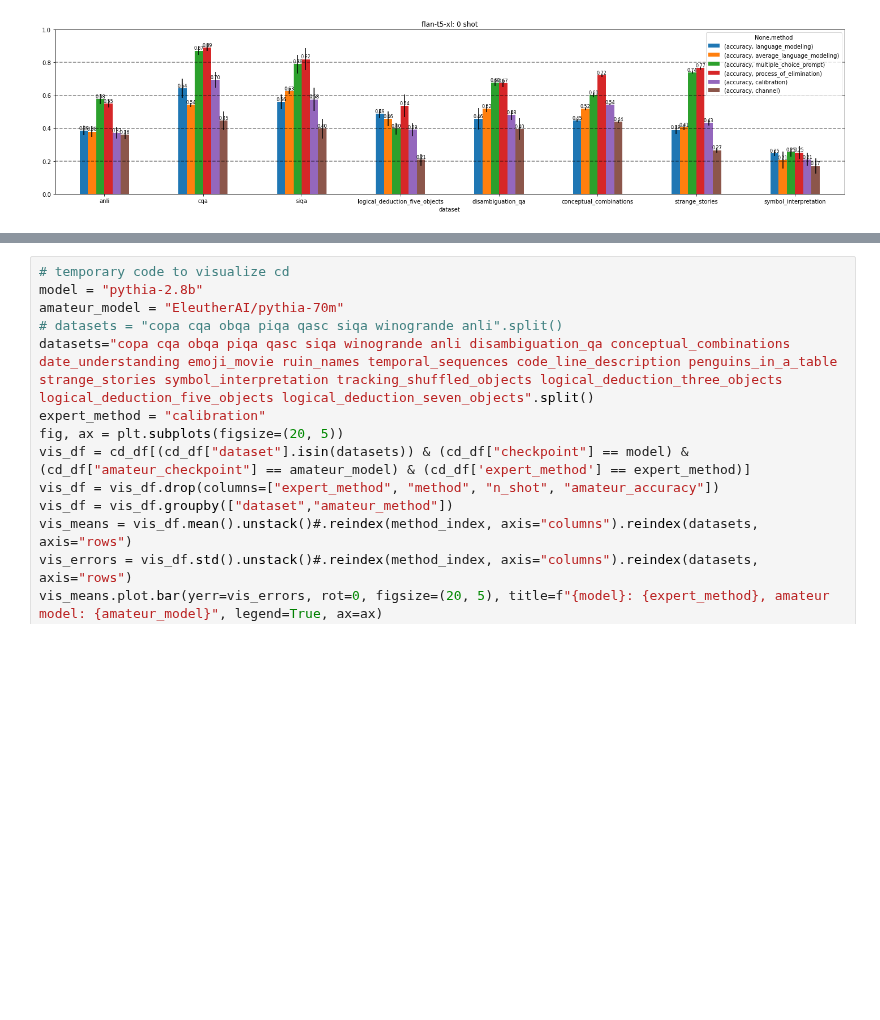
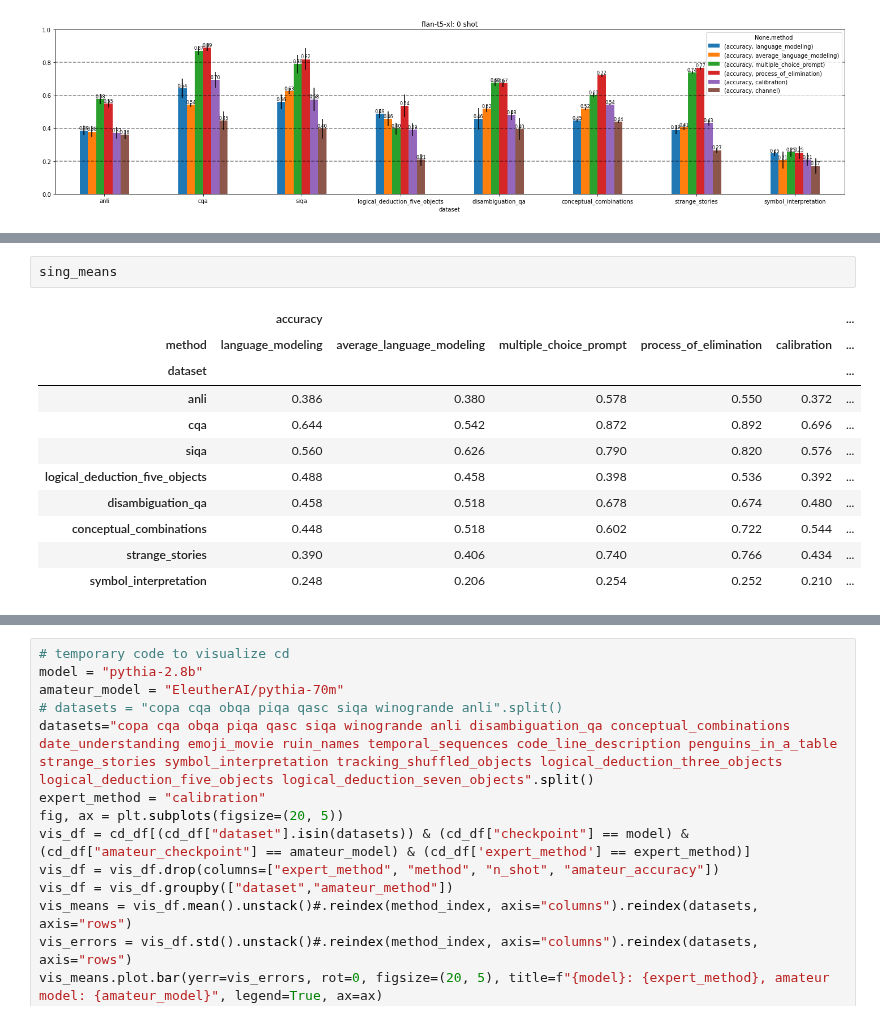
Before and after one commit to KasMasVan/csr_exp_resource_index, a Jupyter notebook: results/main_exp/main_exp.ipynb, the cells around one changed output, grey strips where cells are left out. Saved outputs shown, nothing was run; the diff lists cells and outputs as text; blank space fills up the shorter version.

Commit message:
Modify some tables and captions.

```diff
--- a/results/main_exp/main_exp.ipynb
+++ b/results/main_exp/main_exp.ipynb
@@ -169,3 +169,17 @@ latex_means.style.to_latex(
     multicol_align="c",
     multirow_align="c",
 )
+# %%
+sing_means
+# %% [output]
+|  | accuracy |  |  |  |  | ... |
+| method | language_modeling | average_language_modeling | multiple_choice_prompt | process_of_elimination | calibration | ... |
+| dataset |  |  |  |  |  | ... |
+| anli | 0.386 | 0.380 | 0.578 | 0.550 | 0.372 | ... |
+| cqa | 0.644 | 0.542 | 0.872 | 0.892 | 0.696 | ... |
+| siqa | 0.560 | 0.626 | 0.790 | 0.820 | 0.576 | ... |
+| logical_deduction_five_objects | 0.488 | 0.458 | 0.398 | 0.536 | 0.392 | ... |
+| disambiguation_qa | 0.458 | 0.518 | 0.678 | 0.674 | 0.480 | ... |
+| conceptual_combinations | 0.448 | 0.518 | 0.602 | 0.722 | 0.544 | ... |
+| strange_stories | 0.390 | 0.406 | 0.740 | 0.766 | 0.434 | ... |
+| symbol_interpretation | 0.248 | 0.206 | 0.254 | 0.252 | 0.210 | ... |
```
Also changed, not shown: parts of 2 cells of this notebook, 6 other files.
